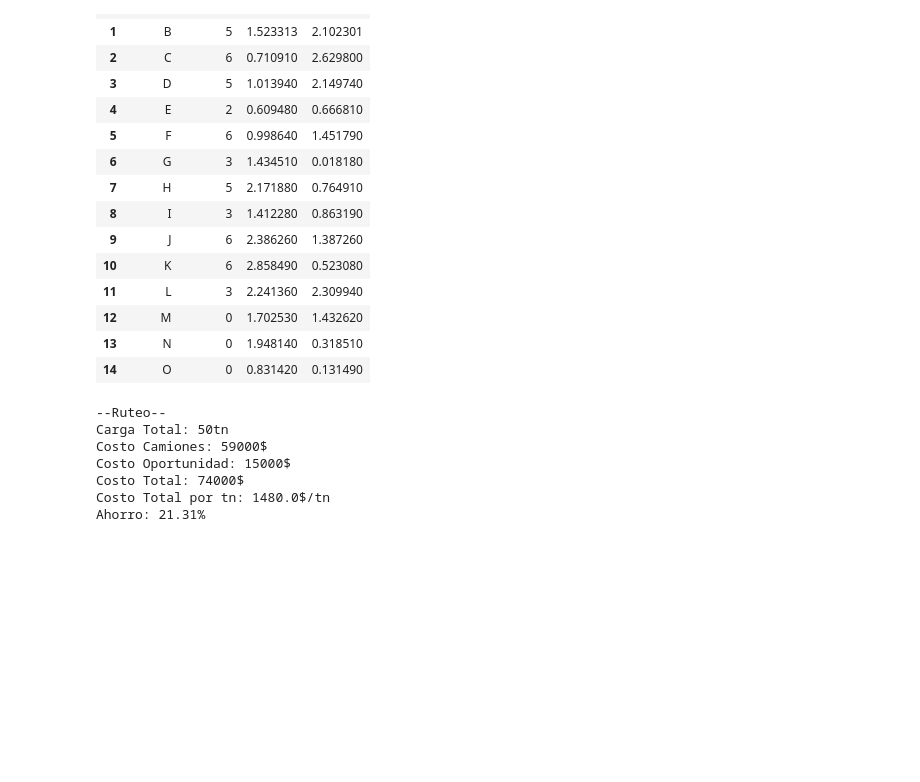
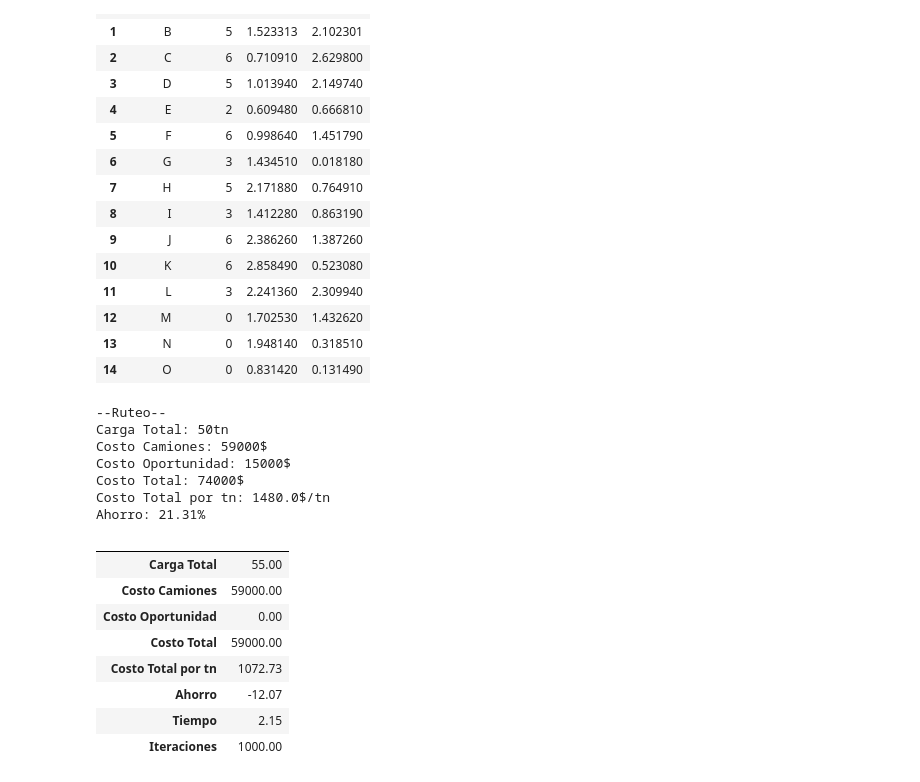
Before and after one commit to JuanCruzC97/ope3-logistica, a Jupyter notebook: interface.ipynb, the cells around one changed output. Saved outputs shown, nothing was run; the diff lists cells and outputs as text; code cells hidden in the pictures; blank space fills up the shorter version.

```diff
--- a/interface.ipynb
+++ b/interface.ipynb
@@ -114,14 +114,24 @@ random_state = 42 #@param {type:"number"}
 # %%
 best_sol, history = mh.sa(ruteo,
                           t_inicial=temp_inicial,
                           t_final=temp_final,
                           k=k,
                           iters=iters,
                           temp_mode=temp_mode,
                           prob=p,
                           random_state=random_state)
 print("\n")
-best_sol.summary_ruteo(time=history.get("time"), history.get("iters"))
+best_sol.summary_ruteo(time=history.get("time"), iters=history.get("iters"))
+# %% [output]
+|  |  |
+| Carga Total | 55.00 |
+| Costo Camiones | 59000.00 |
+| Costo Oportunidad | 0.00 |
+| Costo Total | 59000.00 |
+| Costo Total por tn | 1072.73 |
+| Ahorro | -12.07 |
+| Tiempo | 2.15 |
+| Iteraciones | 1000.00 |
 # %%
 best_sol.summary_camiones()
 # %% [output]
```
Also changed, not shown: parts of 11 cells of this notebook, 2 other files.
